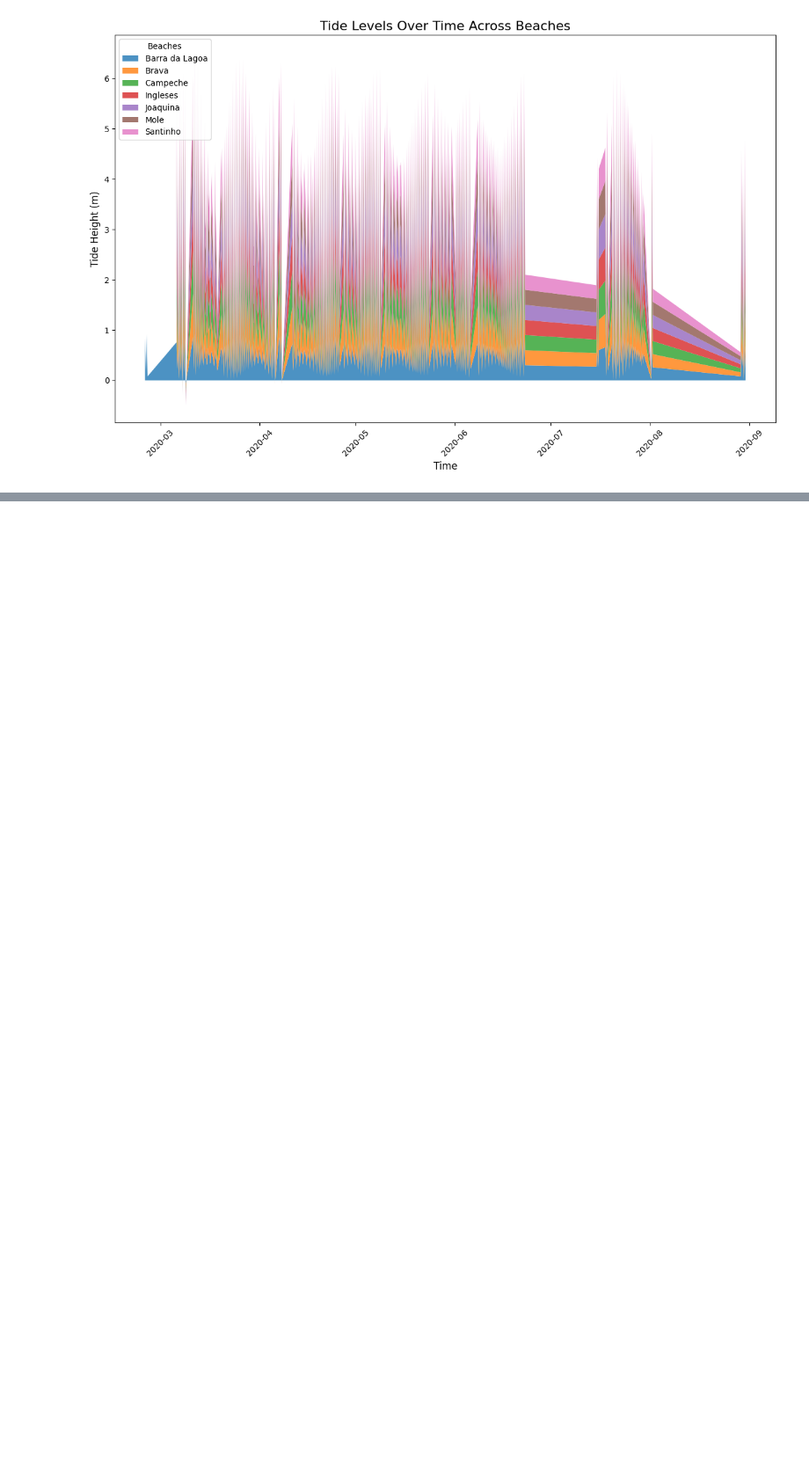
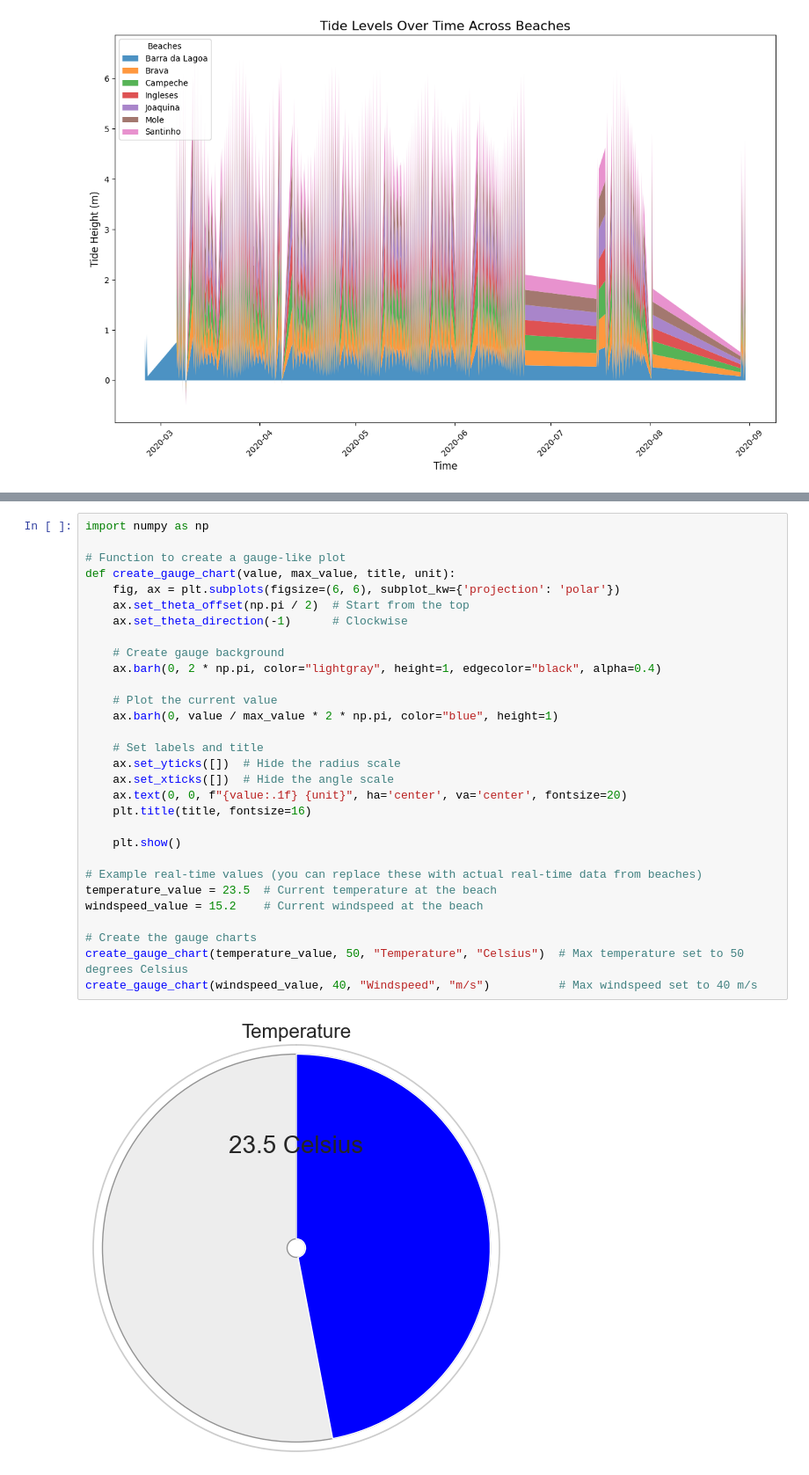
Before and after one commit to soroush62/Python-oceanography-analysis-data-application, a Jupyter notebook: Python Files/test.ipynb, the cells around one changed output, grey strips where cells are left out. Shown at 88% size. Drawn from its saved outputs; the diff is of its cells as text; blank space fills up the shorter version.

```diff
--- a/Python Files/test.ipynb
+++ b/Python Files/test.ipynb
@@ -505,0 +633,32 @@ plt.show()
+# %%
+import numpy as np
+
+# Function to create a gauge-like plot
+def create_gauge_chart(value, max_value, title, unit):
+    fig, ax = plt.subplots(figsize=(6, 6), subplot_kw={'projection': 'polar'})
+    ax.set_theta_offset(np.pi / 2)  # Start from the top
+    ax.set_theta_direction(-1)      # Clockwise
+
+    # Create gauge background
+    ax.barh(0, 2 * np.pi, color="lightgray", height=1, edgecolor="black", alpha=0.4)
+
+    # Plot the current value
+    ax.barh(0, value / max_value * 2 * np.pi, color="blue", height=1)
+
+    # Set labels and title
+    ax.set_yticks([])  # Hide the radius scale
+    ax.set_xticks([])  # Hide the angle scale
+    ax.text(0, 0, f"{value:.1f} {unit}", ha='center', va='center', fontsize=20)
+    plt.title(title, fontsize=16)
+
+    plt.show()
+
+# Example real-time values (you can replace these with actual real-time data from beaches)
+temperature_value = 23.5  # Current temperature at the beach
+windspeed_value = 15.2    # Current windspeed at the beach
+
+# Create the gauge charts
+create_gauge_chart(temperature_value, 50, "Temperature", "Celsius")  # Max temperature set to 50 degrees Celsius
+create_gauge_chart(windspeed_value, 40, "Windspeed", "m/s")          # Max windspeed set to 40 m/s
+# %% [output]
+[figure, added]
```
Also changed, not shown: parts of 7 cells of this notebook, 2 other files.
